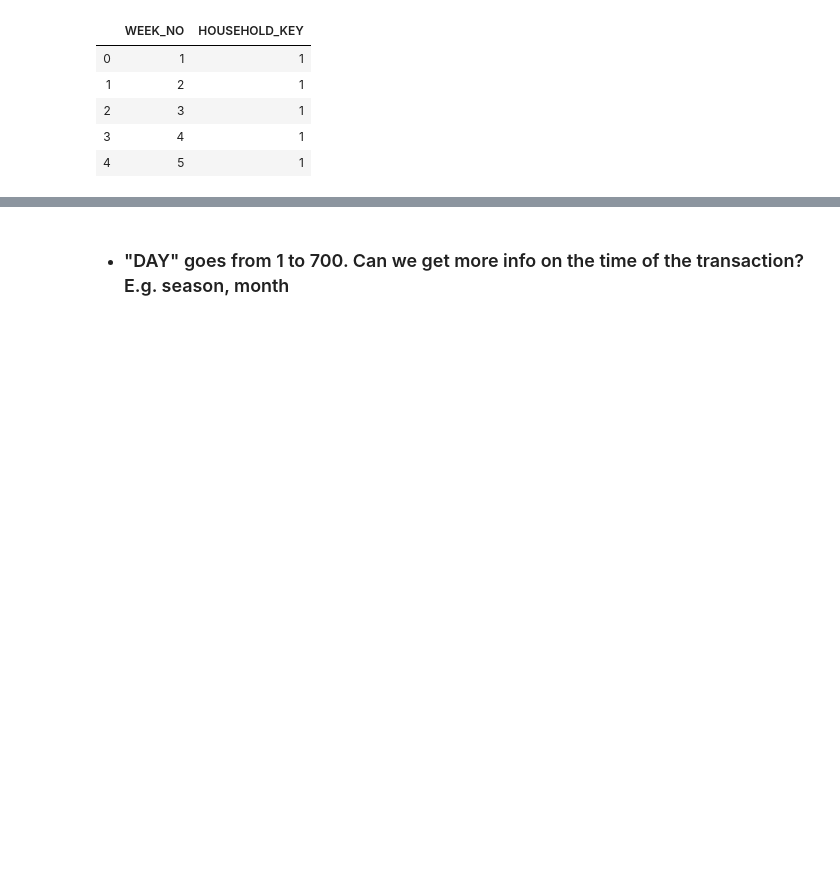
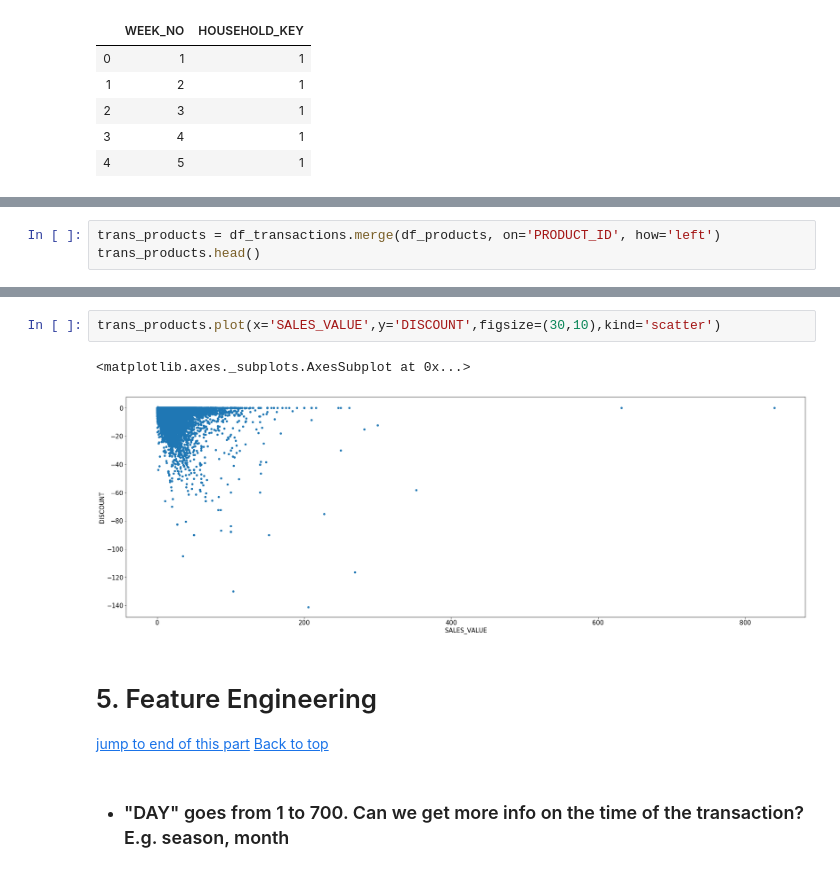
Before and after one commit to robmoratore/ShellDnA, a Jupyter notebook: DnA 2.0/cleaned main notebook.ipynb, the cells around one changed output, grey strips where cells are left out. Drawn from its saved outputs; the diff is of its cells as text; blank space fills up the shorter version.

```diff
--- a/DnA 2.0/cleaned main notebook.ipynb
+++ b/DnA 2.0/cleaned main notebook.ipynb
@@ -338,0 +604,3 @@ big_df.head()
+# %%
+trans_products = df_transactions.merge(df_products, on='PRODUCT_ID', how='left')
+trans_products.head()
@@ -339,3 +614,12 @@ big_df.head()
+# %%
+trans_products.plot(x='SALES_VALUE',y='DISCOUNT',figsize=(30,10),kind='scatter')
+# %% [output]
+<matplotlib.axes._subplots.AxesSubplot at 0x...>
+[figure, added]
+# %% [markdown]
+# 5. Feature Engineering <a class="anchor" id="feature_engineering"></a>
+[jump to end of this part](#bring_together)
+[Back to top](#menu)
 # %% [markdown]
 * ### "DAY" goes from 1 to 700. Can we get more info on the time of the transaction? E.g. season, month
 # %%
```
Also changed, not shown: parts of 104 cells of this notebook.
